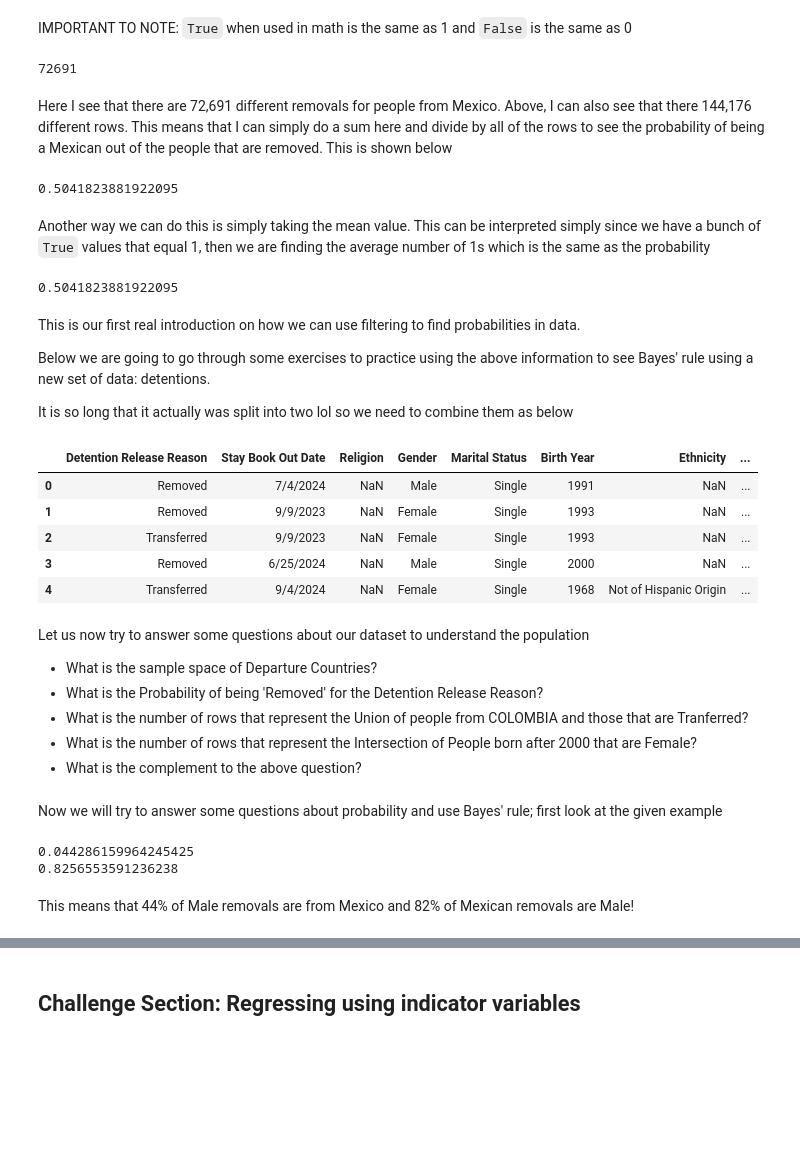
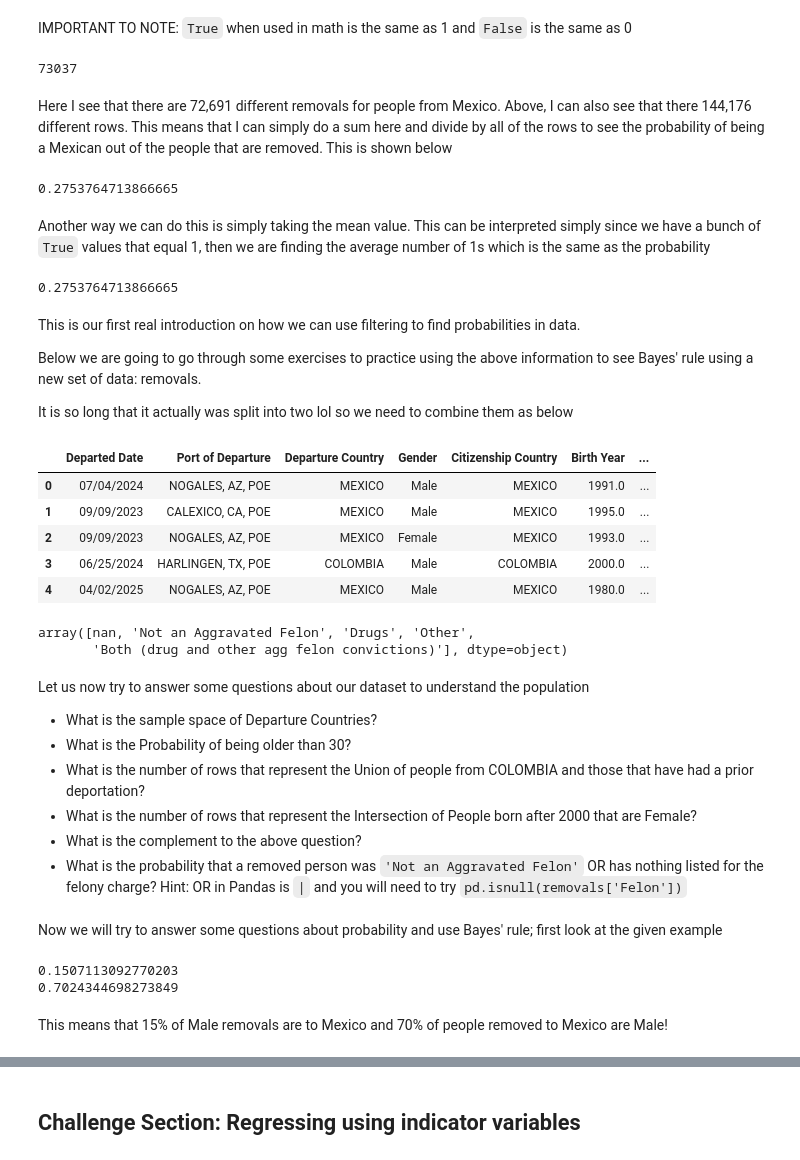
Before and after one commit to ds-modules/DEVP209, a Jupyter notebook: Section5/section5.ipynb, the cells around one changed output, grey strips where cells are left out. Drawn from its saved outputs; the diff is of its cells as text; code cells hidden in the pictures; blank space fills up the shorter version.

```diff
--- a/Section5/section5.ipynb
+++ b/Section5/section5.ipynb
@@ -49,59 +49,63 @@ So it seems that if I do a check for if the `'Departure Country'` column is equa
 # %% [markdown]
 IMPORTANT TO NOTE: `True` when used in math is the same as 1 and `False` is the same as 0
 # %%
-(removals['Departure Country'] == 'MEXICO').sum()
+(arrests['Departure Country'] == 'MEXICO').sum()
 # %% [output]
-72691
+73037
 # %% [markdown]
 Here I see that there are 72,691 different removals for people from Mexico. Above, I can also see that there 144,176 different rows. This means that I can simply do a sum here and divide by all of the rows to see the probability of being a Mexican out of the people that are removed. This is shown below
 # %%
-probabilityOfMexicanArrest = (removals['Departure Country'] == 'MEXICO').sum()/len(removals)
+probabilityOfMexicanArrest = (arrests['Departure Country'] == 'MEXICO').sum()/len(arrests)
 print(probabilityOfMexicanArrest)
 # %% [output]
-0.5041823881922095
+0.2753764713866665
 # %% [markdown]
 Another way we can do this is simply taking the mean value. This can be interpreted simply since we have a bunch of `True` values that equal 1, then we are finding the average number of 1s which is the same as the probability
 # %%
-probabilityOfMexicanArrest2 = (removals['Departure Country'] == 'MEXICO').mean()
+probabilityOfMexicanArrest2 = (arrests['Departure Country'] == 'MEXICO').mean()
 print(probabilityOfMexicanArrest2)
 # %% [output]
-0.5041823881922095
+0.2753764713866665
 # %% [markdown]
 This is our first real introduction on how we can use filtering to find probabilities in data.
 
-Below we are going to go through some exercises to practice using the above information to see Bayes' rule using a new set of data: detentions.
+Below we are going to go through some exercises to practice using the above information to see Bayes' rule using a new set of data: removals.
 
 It is so long that it actually was split into two lol so we need to combine them as below
 # %%
-detentions1 = pd.read_csv('detentions1.csv')
-detentions2 = pd.read_csv('detentions2.csv')
-detentions = pd.concat([detentions1,detentions2],axis=0)
-detentions.head()
+removals = pd.read_csv('removals.csv')
+removals.head()
 # %% [output]
-|  | Detention Release Reason | Stay Book Out Date | Religion | Gender | Marital Status | Birth Year | Ethnicity | ... |
-| 0 | Removed | 7/4/2024 | NaN | Male | Single | 1991 | NaN | ... |
-| 1 | Removed | 9/9/2023 | NaN | Female | Single | 1993 | NaN | ... |
-| 2 | Transferred | 9/9/2023 | NaN | Female | Single | 1993 | NaN | ... |
-| 3 | Removed | 6/25/2024 | NaN | Male | Single | 2000 | NaN | ... |
-| 4 | Transferred | 9/4/2024 | NaN | Female | Single | 1968 | Not of Hispanic Origin | ... |
+|  | Departed Date | Port of Departure | Departure Country | Gender | Citizenship Country | Birth Year | ... |
+| 0 | 07/04/2024 | NOGALES, AZ, POE | MEXICO | Male | MEXICO | 1991.0 | ... |
+| 1 | 09/09/2023 | CALEXICO, CA, POE | MEXICO | Male | MEXICO | 1995.0 | ... |
+| 2 | 09/09/2023 | NOGALES, AZ, POE | MEXICO | Female | MEXICO | 1993.0 | ... |
+| 3 | 06/25/2024 | HARLINGEN, TX, POE | COLOMBIA | Male | COLOMBIA | 2000.0 | ... |
+| 4 | 04/02/2025 | NOGALES, AZ, POE | MEXICO | Male | MEXICO | 1980.0 | ... |
+# %%
+removals.Felon.unique()
+# %% [output]
+array([nan, 'Not an Aggravated Felon', 'Drugs', 'Other',
+       'Both (drug and other agg felon convictions)'], dtype=object)
 # %% [markdown]
 Let us now try to answer some questions about our dataset to understand the population
 * What is the sample space of Departure Countries?
-* What is the Probability of being 'Removed' for the Detention Release Reason?
-* What is the number of rows that represent the Union of people from COLOMBIA and those that are Tranferred?
+* What is the Probability of being older than 30?
+* What is the number of rows that represent the Union of people from COLOMBIA and those that have had a prior deportation?
 * What is the number of rows that represent the Intersection of People born after 2000 that are Female?
 * What is the complement to the above question?
+* What is the probability that a removed person was `'Not an Aggravated Felon'` OR has nothing listed for the felony charge? Hint: OR in Pandas is `|` and you will need to try `pd.isnull(removals['Felon'])`
 # %% [markdown]
 Now we will try to answer some questions about probability and use Bayes' rule; first look at the given example
 # %%
 # Probability male
-P_A = (detentions['Departure Country'] == 'MEXICO').mean()
-P_B = (detentions['Gender'] == 'Male').mean()
+P_A = (removals['Departure Country'] == 'MEXICO').mean()
+P_B = (removals['Gender'] == 'Male').mean()
 
 # Probability male and mexican
-P_AB = ((detentions['Departure Country'] == 'MEXICO') & (detentions['Gender'] == 'Male')).sum()/len(detentions)
+P_AB = ((removals['Departure Country'] == 'MEXICO') & (removals['Gender'] == 'Male')).sum()/len(removals)
 
-# Likelihood: P(MEXICO | MALE)
+# Likelihood: P(MEXICO | MALE) = P(MEXICO AND MALE) * P(MEXICO)/P(MALE)
 conditional_AB = P_AB *P_A/ P_B
 # Likelihood: P(Male | MEXICO)
 conditional_BA = P_AB *P_B/ P_A
@@ -109,7 +113,7 @@ conditional_BA = P_AB *P_B/ P_A
 print(conditional_AB)
 print(conditional_BA)
 # %% [output]
-0.044286159964245425
-0.8256553591236238
+0.1507113092770203
+0.7024344698273849
 # %% [markdown]
-This means that 44% of Male removals are from Mexico and 82% of Mexican removals are Male!
+This means that 15% of Male removals are to Mexico and 70% of people removed to Mexico are Male!
```
Also changed, not shown: parts of 20 cells of this notebook, 3 other files.
